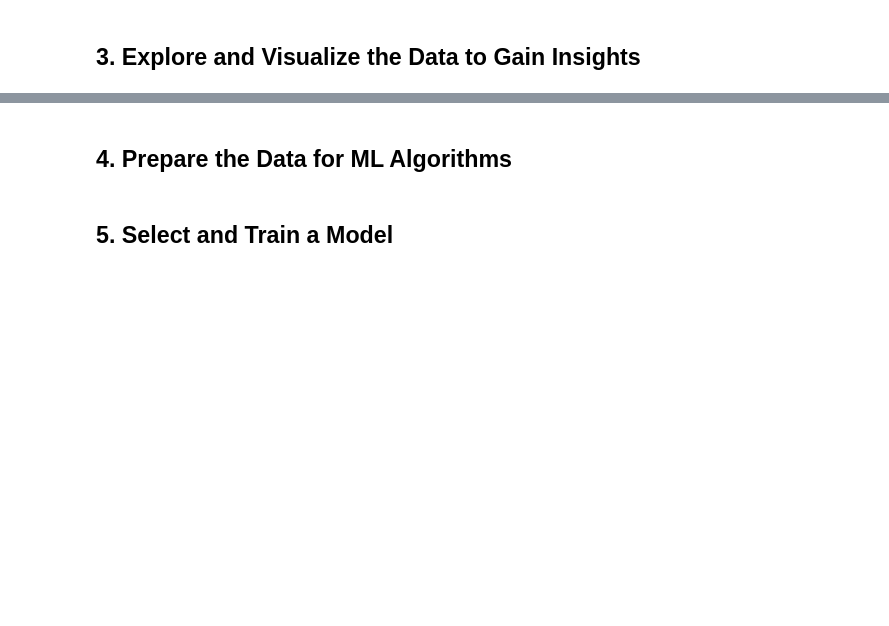
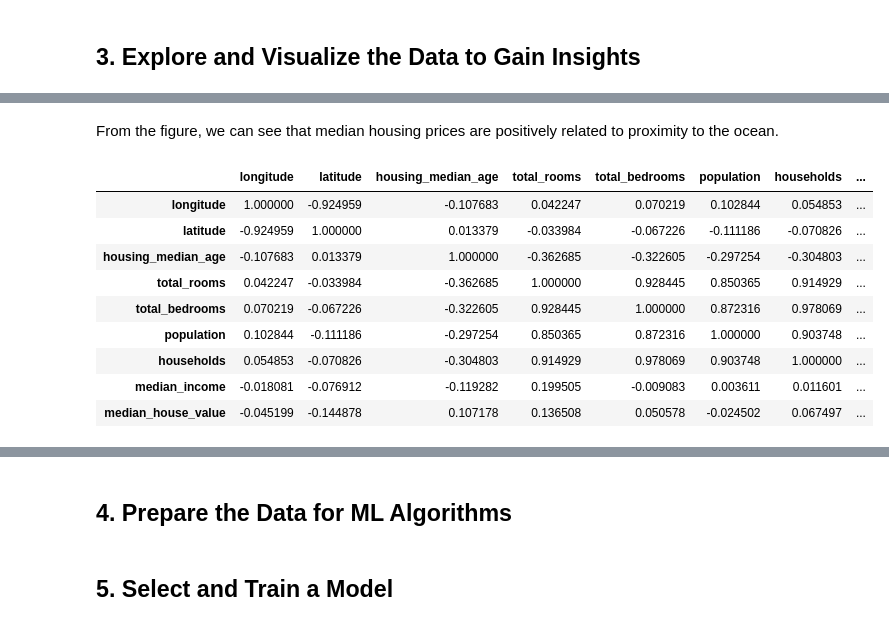
Before and after one commit to JinDai666/Hands-On-ML-Notes, a Jupyter notebook: ch02-end-to-end-ml-project/ch02_end-to-end-ml-project.ipynb, the cells around one changed output, grey strips where cells are left out. Drawn from its saved outputs; the diff is of its cells as text; code cells hidden in the pictures; blank space fills up the shorter version.

```diff
--- a/ch02-end-to-end-ml-project/ch02_end-to-end-ml-project.ipynb
+++ b/ch02-end-to-end-ml-project/ch02_end-to-end-ml-project.ipynb
@@ -158,0 +197,15 @@ train_set, test_set = split_data_with_id_hash(housing_with_id, 0.2, "index")
+# %% [markdown]
+From the figure, we can see that median housing prices are positively related to proximity to the ocean.
+# %%
+housing.corr(numeric_only=True)
+# %% [output]
+|  | longitude | latitude | housing_median_age | total_rooms | total_bedrooms | population | households | ... |
+| longitude | 1.000000 | -0.924959 | -0.107683 | 0.042247 | 0.070219 | 0.102844 | 0.054853 | ... |
+| latitude | -0.924959 | 1.000000 | 0.013379 | -0.033984 | -0.067226 | -0.111186 | -0.070826 | ... |
+| housing_median_age | -0.107683 | 0.013379 | 1.000000 | -0.362685 | -0.322605 | -0.297254 | -0.304803 | ... |
+| total_rooms | 0.042247 | -0.033984 | -0.362685 | 1.000000 | 0.928445 | 0.850365 | 0.914929 | ... |
+| total_bedrooms | 0.070219 | -0.067226 | -0.322605 | 0.928445 | 1.000000 | 0.872316 | 0.978069 | ... |
+| population | 0.102844 | -0.111186 | -0.297254 | 0.850365 | 0.872316 | 1.000000 | 0.903748 | ... |
+| households | 0.054853 | -0.070826 | -0.304803 | 0.914929 | 0.978069 | 0.903748 | 1.000000 | ... |
+| median_income | -0.018081 | -0.076912 | -0.119282 | 0.199505 | -0.009083 | 0.003611 | 0.011601 | ... |
+| median_house_value | -0.045199 | -0.144878 | 0.107178 | 0.136508 | 0.050578 | -0.024502 | 0.067497 | ... |
```
Also changed, not shown: parts of 21 cells of this notebook.
